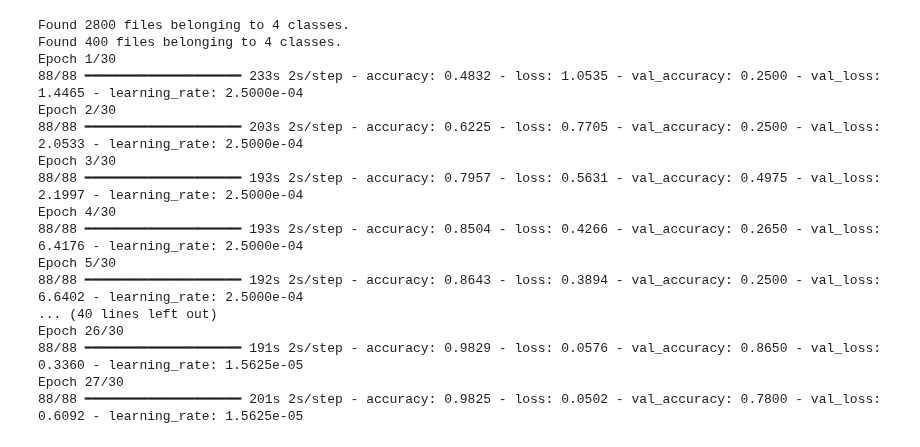
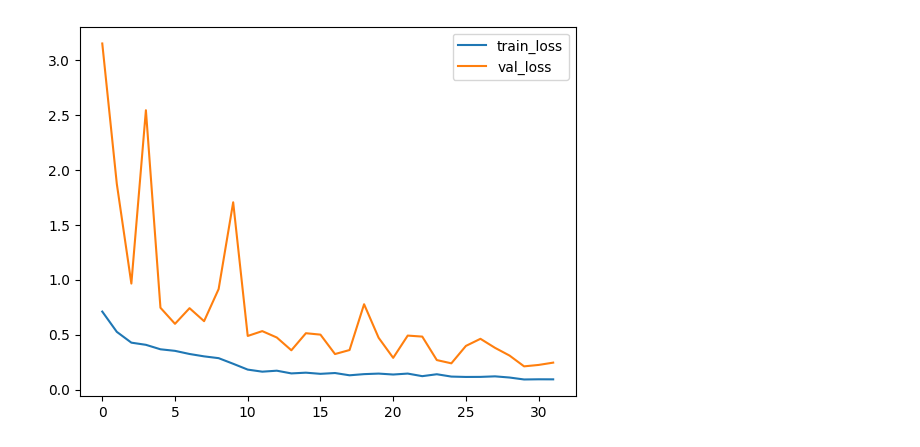
Before and after one commit to Auswahlenn/CSC3109-Machine-Learning, a Jupyter notebook: models/custom_cnn/custom_cnn.ipynb, the cells around one changed output. Drawn from its saved outputs; the diff is of its cells as text; code cells hidden in the pictures.

```diff
--- a/models/custom_cnn/custom_cnn.ipynb
+++ b/models/custom_cnn/custom_cnn.ipynb
@@ -163,3 +270,0 @@ def build_model(num_classes: int, augmentation: keras.Sequential) -> keras.Model
-# %%
-model = build_model(num_classes=config.NUM_CLASSES, augmentation=get_augmentation())
-model.summary()
@@ -188,43 +270,0 @@ Model: "functional_20"
-# %%
-model = build_model(num_classes=config.NUM_CLASSES, augmentation=get_augmentation())
-
-model.compile(
-    optimizer=keras.optimizers.Adam(learning_rate=0.00025),
-    loss="categorical_crossentropy",
-    metrics=["accuracy"],
-)
-
-callbacks = [
-    keras.callbacks.ReduceLROnPlateau(
-        monitor="val_loss", factor=0.25, patience=4, min_lr=1e-6
-    ),
-    keras.callbacks.EarlyStopping(
-        monitor="val_loss", patience=8, restore_best_weights=True
-    ),
-]
-
-train_ds, val_ds = get_datasets()
-history = model.fit(
-    train_ds,
-    validation_data=val_ds,
-    epochs=30,
-    callbacks=callbacks,
-)
-# %% [output]
-Found 2800 files belonging to 4 classes.
-Found 400 files belonging to 4 classes.
-Epoch 1/30
-88/88 ━━━━━━━━━━━━━━━━━━━━ 233s 2s/step - accuracy: 0.4832 - loss: 1.0535 - val_accuracy: 0.2500 - val_loss: 1.4465 - learning_rate: 2.5000e-04
-Epoch 2/30
-88/88 ━━━━━━━━━━━━━━━━━━━━ 203s 2s/step - accuracy: 0.6225 - loss: 0.7705 - val_accuracy: 0.2500 - val_loss: 2.0533 - learning_rate: 2.5000e-04
-Epoch 3/30
-88/88 ━━━━━━━━━━━━━━━━━━━━ 193s 2s/step - accuracy: 0.7957 - loss: 0.5631 - val_accuracy: 0.4975 - val_loss: 2.1997 - learning_rate: 2.5000e-04
-Epoch 4/30
-88/88 ━━━━━━━━━━━━━━━━━━━━ 193s 2s/step - accuracy: 0.8504 - loss: 0.4266 - val_accuracy: 0.2650 - val_loss: 6.4176 - learning_rate: 2.5000e-04
-Epoch 5/30
-88/88 ━━━━━━━━━━━━━━━━━━━━ 192s 2s/step - accuracy: 0.8643 - loss: 0.3894 - val_accuracy: 0.2500 - val_loss: 6.6402 - learning_rate: 2.5000e-04
-... (40 lines left out)
-Epoch 26/30
-88/88 ━━━━━━━━━━━━━━━━━━━━ 191s 2s/step - accuracy: 0.9829 - loss: 0.0576 - val_accuracy: 0.8650 - val_loss: 0.3360 - learning_rate: 1.5625e-05
-Epoch 27/30
-88/88 ━━━━━━━━━━━━━━━━━━━━ 201s 2s/step - accuracy: 0.9825 - loss: 0.0502 - val_accuracy: 0.7800 - val_loss: 0.6092 - learning_rate: 1.5625e-05
@@ -230,0 +310,14 @@ Epoch 27/30
+# %%
+run_model = model.fit(
+    train_ds,
+    epochs=EPOCH,
+    validation_data=val_ds,
+    callbacks=callback
+)
+# %%
+plt.plot(run_model.history['loss'], label='train_loss')
+plt.plot(run_model.history['val_loss'], label='val_loss')
+plt.legend()
+plt.show()
+# %% [output]
+[figure, added]
```
Also changed, not shown: parts of 28 cells of this notebook, 19 other files.
